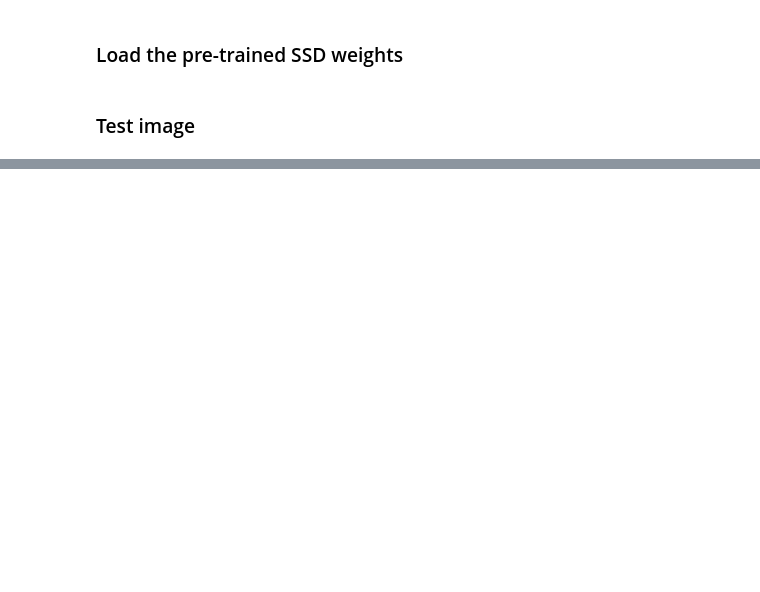
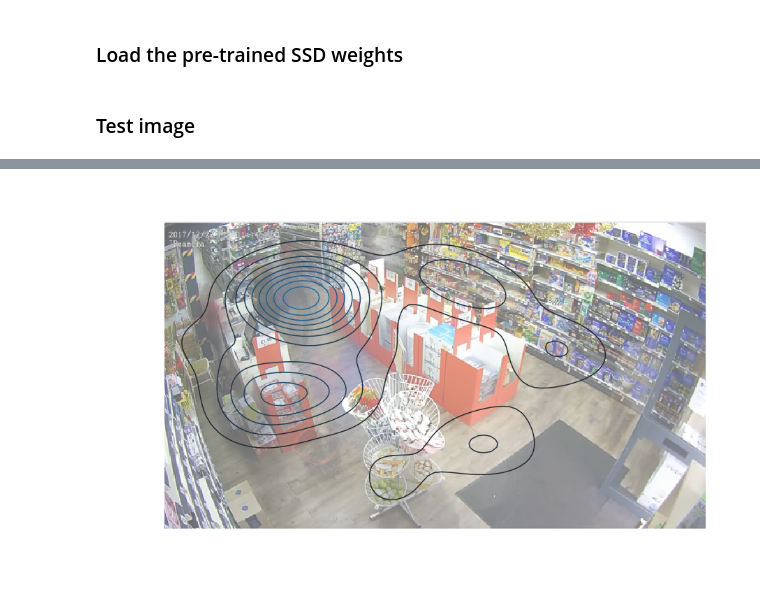
Before and after one commit to sungsujaing/INSIGHT-project, a Jupyter notebook: Motion_analyzer.ipynb, the cells around one changed output, grey strips where cells are left out. Saved outputs shown, nothing was run; the diff lists cells and outputs as text; code cells hidden in the pictures; blank space fills up the shorter version.

```diff
--- a/Motion_analyzer.ipynb
+++ b/Motion_analyzer.ipynb
@@ -381,0 +412,22 @@ current_centroids
+# %%
+url = 'https://www.youtube.com/watch?v=KMJS66jBtVQ'
+
+pa = pafy.new(url)
+play = pa.getbest(preftype='webm')
+cap = cv2.VideoCapture(play.url)
+
+_, img = cap.read()
+img = cv2.cvtColor(img,cv2.COLOR_BGR2RGB)
+
+average_img = np.float32(img)
+
+while cap.isOpened():
+    ret,img = cap.read()
+    if ret == True:
+        img = cv2.cvtColor(img,cv2.COLOR_BGR2RGB)
+
+        cv2.accumulateWeighted(img, average_img, 0.005)
+        background = cv2.convertScaleAbs(average_img)
+    else:
+        break
+cap.release()
@@ -381,0 +449,24 @@ current_centroids
+# %%
+xx = []
+yy = []
+for key in sorted_testing.keys():
+    for centroid in sorted_testing[key]:
+        xx.append(centroid[0])
+        yy.append(centroid[1])
+
+fig, ax = plt.subplots(figsize=(20,10))
+plt.imshow(background,alpha=0.6,cmap='gray')
+cmap = sns.cubehelix_palette(as_cmap=True, dark=0, light=1, reverse=True)
+for key in sorted_testing.keys():
+    x = []
+    y = []
+    for centroid in sorted_testing[key]:
+        x.append(centroid[0])
+        y.append(centroid[1])
+#     sns.scatterplot(x,y,ax=ax,alpha=0.3,s=200)
+sns.kdeplot(xx,yy,ax=ax,n_levels=10)
+
+plt.axis('off')
+plt.show()
+# %% [output]
+[figure, added]
```
Also changed, not shown: parts of 55 cells of this notebook.
